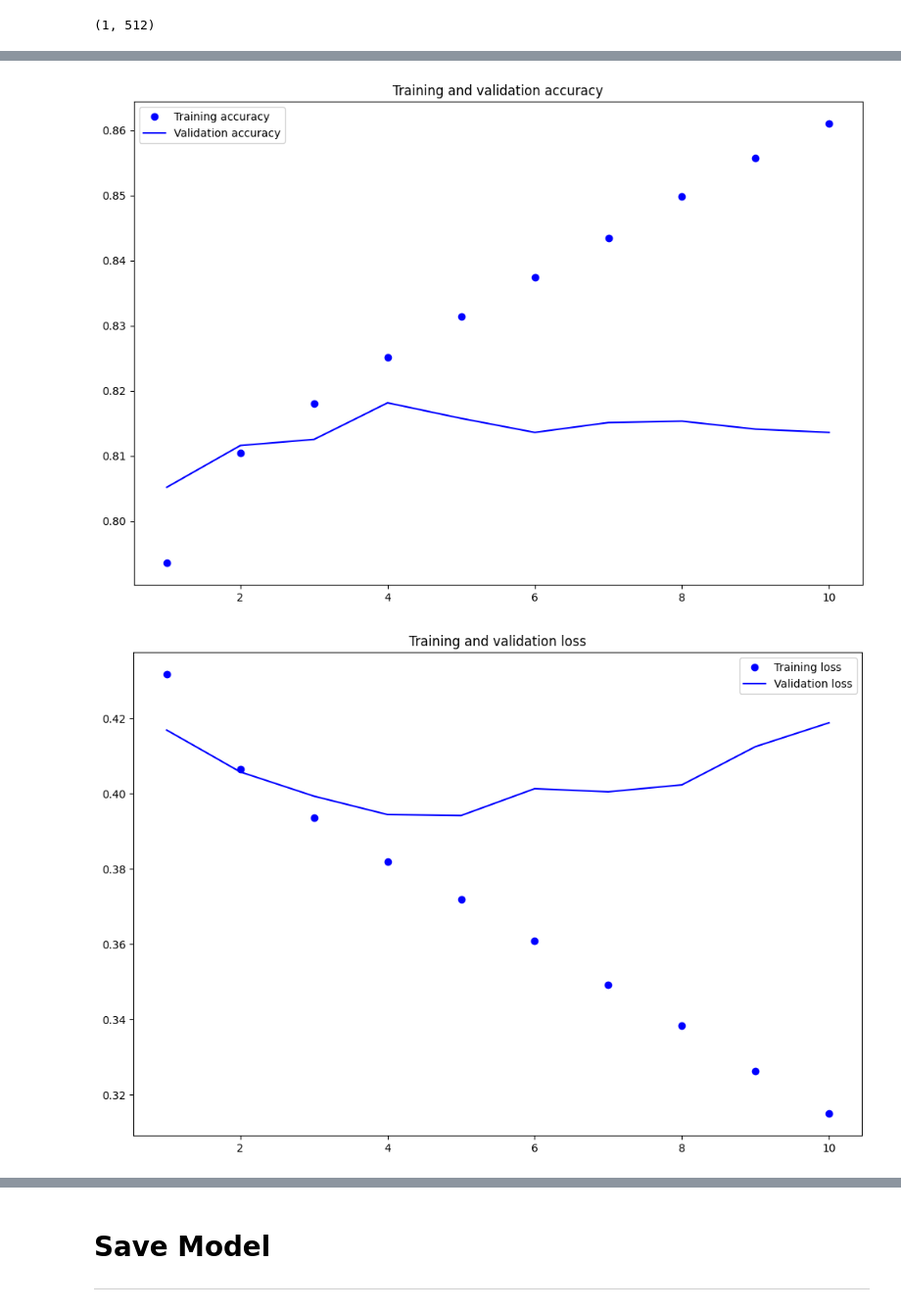
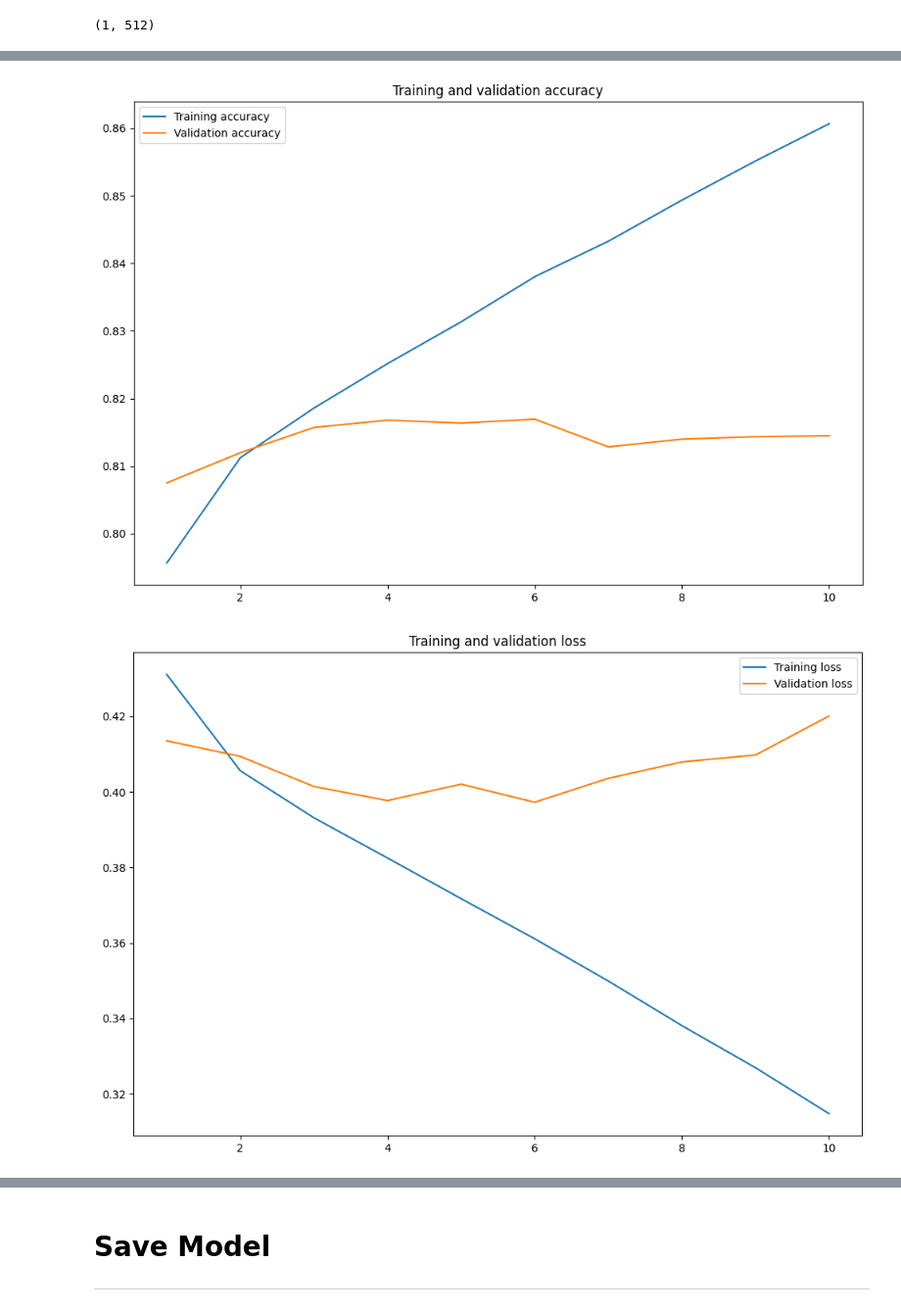
Before and after one commit to MarcelLVC/Sentiment-Analysis-Deep-Learning, a Jupyter notebook: model.ipynb, the cells around one changed output, grey strips where cells are left out. Shown at 98% size. Saved outputs shown, nothing was run; the diff lists cells and outputs as text; code cells hidden in the pictures.

```diff
--- a/model.ipynb
+++ b/model.ipynb
@@ -411,7 +366,7 @@ for r in tqdm(X_test):
 
 X_test_emb = np.array(X_test_emb)
 # %%
-# plot accuracy and loss
+# plot accuracy and loss helper func
 def plot_history(history):
   accuracy = history.history['accuracy']
   val_accuracy= history.history['val_accuracy']
@@ -419,15 +374,15 @@ def plot_history(history):
   val_loss = history.history['val_loss']
 
   epochs = range(1, len(accuracy) + 1)
-  plt.plot(epochs, accuracy, 'bo', label='Training accuracy')
-  plt.plot(epochs, val_accuracy, 'b', label='Validation accuracy')
+  plt.plot(epochs, accuracy, label='Training accuracy')
+  plt.plot(epochs, val_accuracy, label='Validation accuracy')
 
   plt.title('Training and validation accuracy')
   plt.legend()
   plt.figure()
 
-  plt.plot(epochs, loss, 'bo', label='Training loss')
-  plt.plot(epochs, val_loss, 'b', label='Validation loss')
+  plt.plot(epochs, loss, label='Training loss')
+  plt.plot(epochs, val_loss, label='Validation loss')
   plt.title('Training and validation loss')
   plt.legend()
   plt.show()
@@ -453,5 +590,5 @@ y_train_reshaped.shape
 # %%
-def build_model_lstm():
+def build_model_lstm_2():
   model = Sequential()
 
   model.add(LSTM(256, activation='relu', return_sequences=True,
@@ -468,6 +605,6 @@ def build_model_lstm():
             optimizer=Adam(learning_rate=0.0005))
   return model
 # %%
-model_lstm = build_model_lstm()
-model_lstm.summary()
+model_lstm_2 = build_model_lstm_2()
+model_lstm_2.summary()
 # %% [output]
@@ -495,7 +632,7 @@ Trainable params: 1,034,049
 Non-trainable params: 0
 _________________________________________________________________
 # %%
-history = model_lstm.fit(
+history_lstm_2 = model_lstm_2.fit(
     X_train_reshaped, y_train_reshaped,
     epochs=10,
     batch_size=16,
@@ -527,5 +664,5 @@ Epoch 10/10
 # %%
-plot_history(history)
+plot_history(history_lstm_2)
 # %% [output]
-[figure, old version]
+[figure, new version]
-[figure, old version]
+[figure, new version]
```
Also changed, not shown: parts of 42 cells of this notebook, 10 other files.
